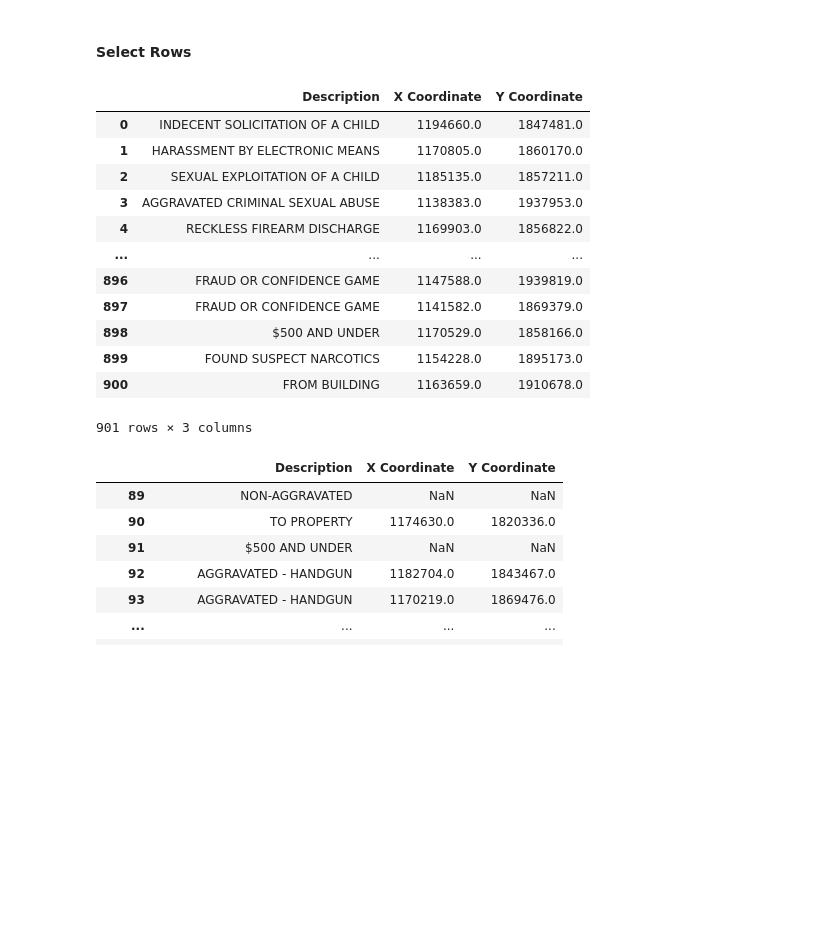
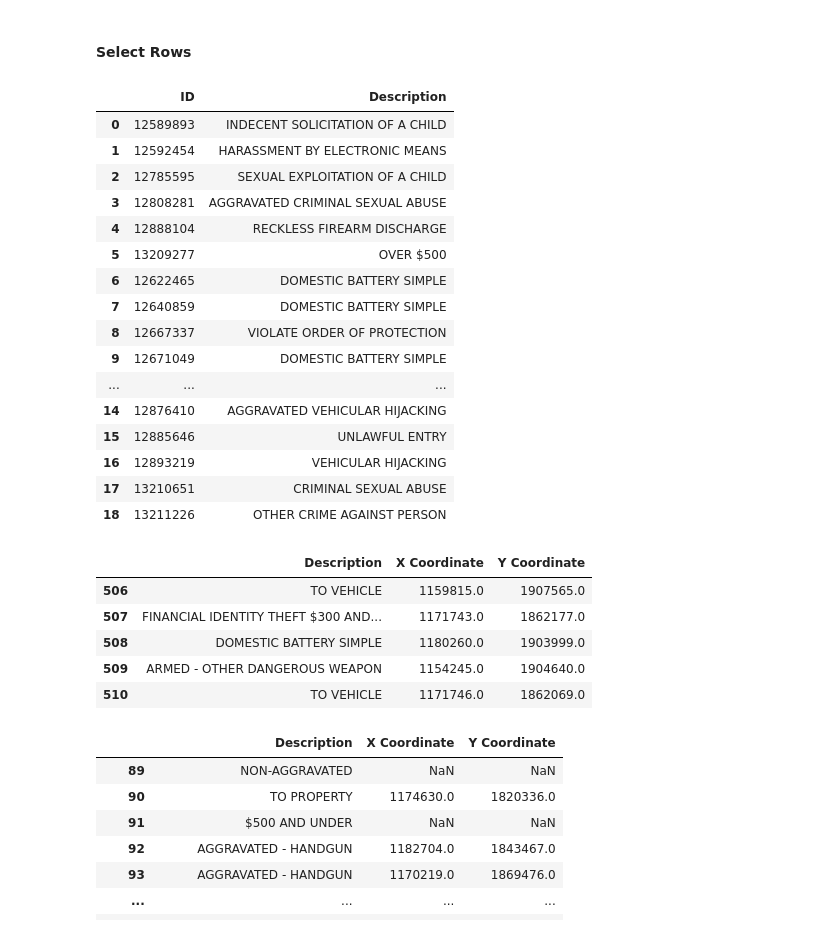
Before and after one commit to ksa-de101-0824/python-pandas, a Jupyter notebook: Demo/1 import data and manipulation.ipynb, the cells around one changed output. Cells and saved outputs as stored; diff of their text form; code cells hidden in the pictures; blank space fills up the shorter version.

```diff
--- a/Demo/1 import data and manipulation.ipynb
+++ b/Demo/1 import data and manipulation.ipynb
@@ -124,28 +137,41 @@ df_crime[list_of_cols]
 239276 rows × 3 columns
 # %% [markdown]
 #### Select Rows
+# %%
+df_crime[0:19][['ID','Description']]
+# %% [output]
+|  | ID | Description |
+| 0 | 12589893 | INDECENT SOLICITATION OF A CHILD |
+| 1 | 12592454 | HARASSMENT BY ELECTRONIC MEANS |
+| 2 | 12785595 | SEXUAL EXPLOITATION OF A CHILD |
+| 3 | 12808281 | AGGRAVATED CRIMINAL SEXUAL ABUSE |
+| 4 | 12888104 | RECKLESS FIREARM DISCHARGE |
+| 5 | 13209277 | OVER $500 |
+| 6 | 12622465 | DOMESTIC BATTERY SIMPLE |
+| 7 | 12640859 | DOMESTIC BATTERY SIMPLE |
+| 8 | 12667337 | VIOLATE ORDER OF PROTECTION |
+| 9 | 12671049 | DOMESTIC BATTERY SIMPLE |
+| ... | ... | ... |
+| 14 | 12876410 | AGGRAVATED VEHICULAR HIJACKING |
+| 15 | 12885646 | UNLAWFUL ENTRY |
+| 16 | 12893219 | VEHICULAR HIJACKING |
+| 17 | 13210651 | CRIMINAL SEXUAL ABUSE |
+| 18 | 13211226 | OTHER CRIME AGAINST PERSON |
 # %%
 # Select first 900 rows
 df_crime[['Description', 'X Coordinate', 'Y Coordinate']][0:900]
 
 # Best practice however is to use df.loc[]
 # https://pandas.pydata.org/docs/reference/api/pandas.DataFrame.loc.html
 # Usage: df.loc[ row_start : row_end , [column_names]]
-df_crime.loc[:900 , ['Description', 'X Coordinate', 'Y Coordinate']]
+df_crime.loc[506:510 , ['Description', 'X Coordinate', 'Y Coordinate']]
 # %% [output]
 |  | Description | X Coordinate | Y Coordinate |
-| 0 | INDECENT SOLICITATION OF A CHILD | 1194660.0 | 1847481.0 |
-| 1 | HARASSMENT BY ELECTRONIC MEANS | 1170805.0 | 1860170.0 |
-| 2 | SEXUAL EXPLOITATION OF A CHILD | 1185135.0 | 1857211.0 |
-| 3 | AGGRAVATED CRIMINAL SEXUAL ABUSE | 1138383.0 | 1937953.0 |
-| 4 | RECKLESS FIREARM DISCHARGE | 1169903.0 | 1856822.0 |
-| ... | ... | ... | ... |
-| 896 | FRAUD OR CONFIDENCE GAME | 1147588.0 | 1939819.0 |
-| 897 | FRAUD OR CONFIDENCE GAME | 1141582.0 | 1869379.0 |
-| 898 | $500 AND UNDER | 1170529.0 | 1858166.0 |
-| 899 | FOUND SUSPECT NARCOTICS | 1154228.0 | 1895173.0 |
-| 900 | FROM BUILDING | 1163659.0 | 1910678.0 |
+| 506 | TO VEHICLE | 1159815.0 | 1907565.0 |
+| 507 | FINANCIAL IDENTITY THEFT $300 AND... | 1171743.0 | 1862177.0 |
+| 508 | DOMESTIC BATTERY SIMPLE | 1180260.0 | 1903999.0 |
+| 509 | ARMED - OTHER DANGEROUS WEAPON | 1154245.0 | 1904640.0 |
+| 510 | TO VEHICLE | 1171746.0 | 1862069.0 |
-901 rows × 3 columns
 # %%
 # Select row 89 until 82291
 df_crime[['Description', 'X Coordinate', 'Y Coordinate']][89: 82292]
```
Also changed, not shown: parts of 39 cells of this notebook, 3 other files.
